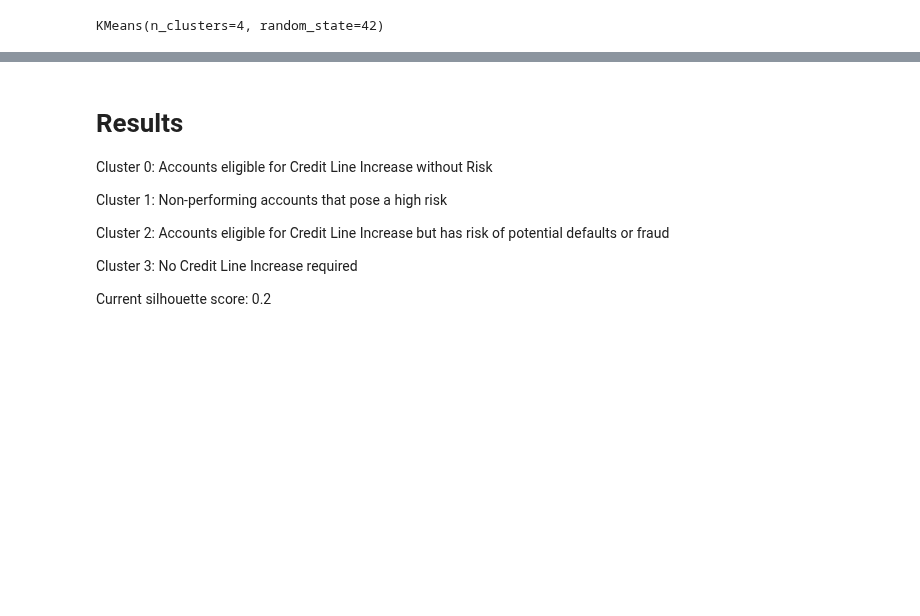
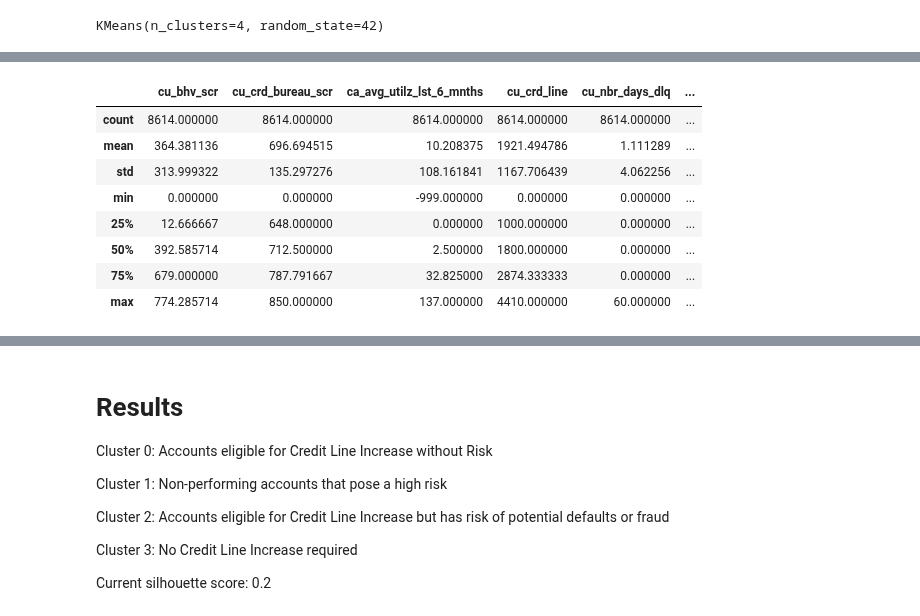
Before and after one commit to manntalati/consumer_spending_ml, a Jupyter notebook: classification_model/model.ipynb, the cells around one changed output, grey strips where cells are left out. Saved outputs shown, nothing was run; the diff lists cells and outputs as text; code cells hidden in the pictures; blank space fills up the shorter version.

```diff
--- a/classification_model/model.ipynb
+++ b/classification_model/model.ipynb
@@ -176,11 +223,11 @@ predictions = kmeans.predict(master_df[standardized_columns])
 master_df['cluster'] = predictions
 # %%
 def cluster_summary(row):
-    if (row['cluster'] == 0):
+    if (row['cluster'] == ):
         return 'Accounts eligible for Credit Line Increase without Risk'
-    elif (row['cluster'] == 1):
+    elif (row['cluster'] == ):
         return 'Non-performing accounts that pose a high risk'
-    elif (row['cluster'] == 2):
+    elif (row['cluster'] == ):
         return 'Accounts eligible for Credit Line Increase but has risk of potential defaults or fraud'
     else:
         return 'No Credit Line Increase required'
@@ -187,2 +237,14 @@ def cluster_summary(row):
 # %%
 master_df['customer_segmentation'] = master_df.apply(cluster_summary, axis=1)
+# %%
+master_df[master_df['cluster'] == 0].describe()
+# %% [output]
+|  | cu_bhv_scr | cu_crd_bureau_scr | ca_avg_utilz_lst_6_mnths | cu_crd_line | cu_nbr_days_dlq | ... |
+| count | 8614.000000 | 8614.000000 | 8614.000000 | 8614.000000 | 8614.000000 | ... |
+| mean | 364.381136 | 696.694515 | 10.208375 | 1921.494786 | 1.111289 | ... |
+| std | 313.999322 | 135.297276 | 108.161841 | 1167.706439 | 4.062256 | ... |
+| min | 0.000000 | 0.000000 | -999.000000 | 0.000000 | 0.000000 | ... |
+| 25% | 12.666667 | 648.000000 | 0.000000 | 1000.000000 | 0.000000 | ... |
+| 50% | 392.585714 | 712.500000 | 2.500000 | 1800.000000 | 0.000000 | ... |
+| 75% | 679.000000 | 787.791667 | 32.825000 | 2874.333333 | 0.000000 | ... |
+| max | 774.285714 | 850.000000 | 137.000000 | 4410.000000 | 60.000000 | ... |
```
Also changed, not shown: parts of 27 cells of this notebook.
